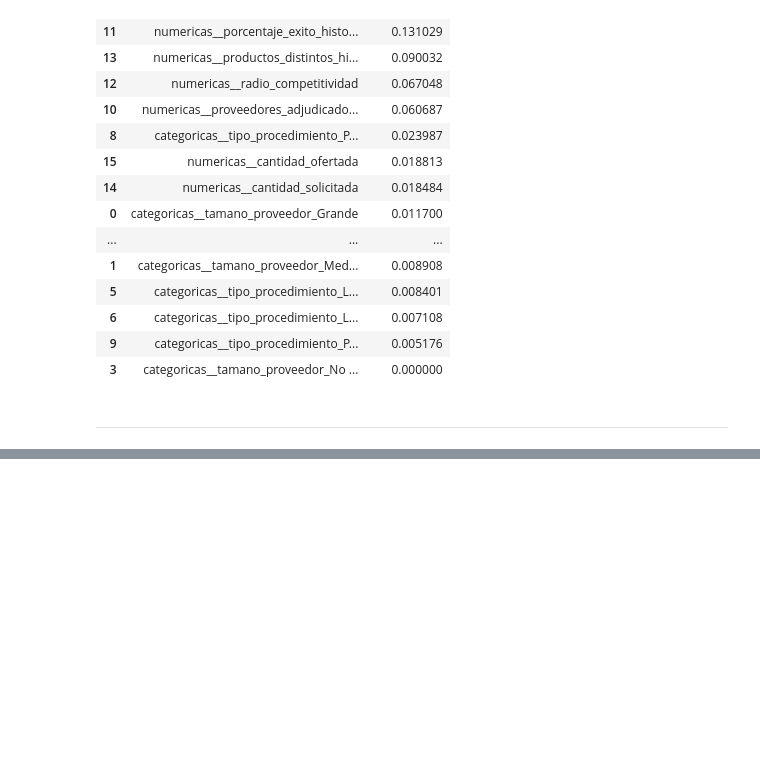
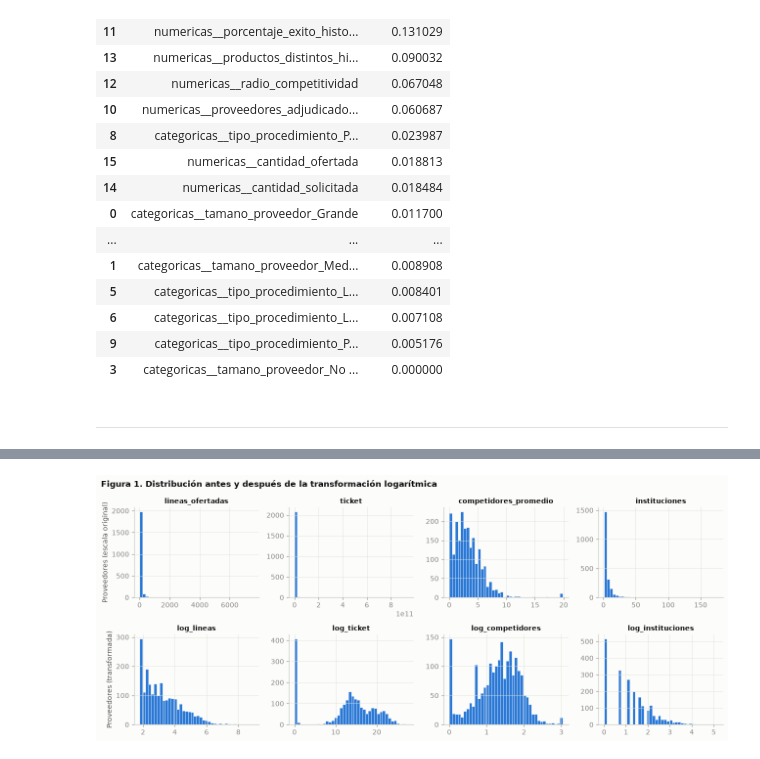
Before and after one commit to ssolorzanocr/Modelo_predictivo_SICOP, a Jupyter notebook: Evaluacion_modelo.ipynb, the cells around one changed output, grey strips where cells are left out. Cells and saved outputs as stored; diff of their text form; code cells hidden in the pictures; blank space fills up the shorter version.

Commit message:
Added clustering analysis to jupiter notebook

```diff
--- a/Evaluacion_modelo.ipynb
+++ b/Evaluacion_modelo.ipynb
@@ -1003,0 +1079,7 @@ resumen
+# %%
+MIN_RESUELTAS = 5
+pob = base[base["lineas_resueltas"] >= MIN_RESUELTAS].copy()
+ocasionales = base[base["lineas_resueltas"] < MIN_RESUELTAS]
+print(f"En el clustering: {len(pob):,}  ·  ocasionales: {len(ocasionales):,}")
+print(f"Las líneas ofertadas por la población cubren el "
+      f"{pob['lineas_ofertadas'].sum() / base['lineas_ofertadas'].sum():.1%} del total.")
@@ -1003,0 +1107,22 @@ resumen
+# %%
+pob["instituciones"] = pob["instituciones"].fillna(1)
+pob["tasa_exito"] = pob["lineas_ganadas"] / pob["lineas_resueltas"]
+pob["precio_rel"] = pob["precio_relativo_mediana"].clip(0.25, 4).fillna(1.0)
+pob["ticket"] = np.where(pob["lineas_ganadas"] > 0,
+                         pob["monto_adjudicado_crc"] / pob["lineas_ganadas"].clip(lower=1), 0)
+
+X = pd.DataFrame({
+    "log_lineas": np.log1p(pob["lineas_ofertadas"]),
+    "log_segmentos": np.log(pob["segmentos"]),
+    "log_instituciones": np.log(pob["instituciones"]),
+    "tasa_exito": pob["tasa_exito"],
+    "log_competidores": np.log1p(pob["competidores_promedio"]),
+    "log_precio_rel": np.log(pob["precio_rel"]),
+    "log_ticket": np.log1p(pob["ticket"]),
+}, index=pob.index)
+
+crudas = pob[["lineas_ofertadas", "segmentos", "instituciones", "tasa_exito",
+              "competidores_promedio", "precio_rel", "ticket"]]
+asimetria = pd.DataFrame({"antes": crudas.skew().values, "después": X.skew().values},
+                         index=X.columns)
+asimetria
@@ -1003,0 +1138,18 @@ resumen
+# %%
+fig, ejes = plt.subplots(2, 4, figsize=(13, 5.5))
+pares = [("lineas_ofertadas", "log_lineas"), ("ticket", "log_ticket"),
+         ("competidores_promedio", "log_competidores"), ("instituciones", "log_instituciones")]
+for col, (cruda, trans) in enumerate(pares):
+    ejes[0, col].hist(crudas[cruda], bins=40, color=SERIE[0], edgecolor=SUPERFICIE, linewidth=0.5)
+    ejes[0, col].set_title(cruda, fontsize=10)
+    ejes[1, col].hist(X[trans], bins=40, color=SERIE[0], edgecolor=SUPERFICIE, linewidth=0.5)
+    ejes[1, col].set_title(trans, fontsize=10)
+ejes[0, 0].set_ylabel("Proveedores (escala original)")
+ejes[1, 0].set_ylabel("Proveedores (transformada)")
+fig.suptitle("Figura 1. Distribución antes y después de la transformación logarítmica",
+             x=0.01, ha="left", fontweight="bold", color=TINTA)
+fig.tight_layout()
+#fig.savefig(RUTA_FIGURAS / "fig1_transformaciones.png", dpi=160)
+plt.show()
+# %% [output]
+[figure, added]
```
Also changed, not shown: parts of 40 cells of this notebook.
